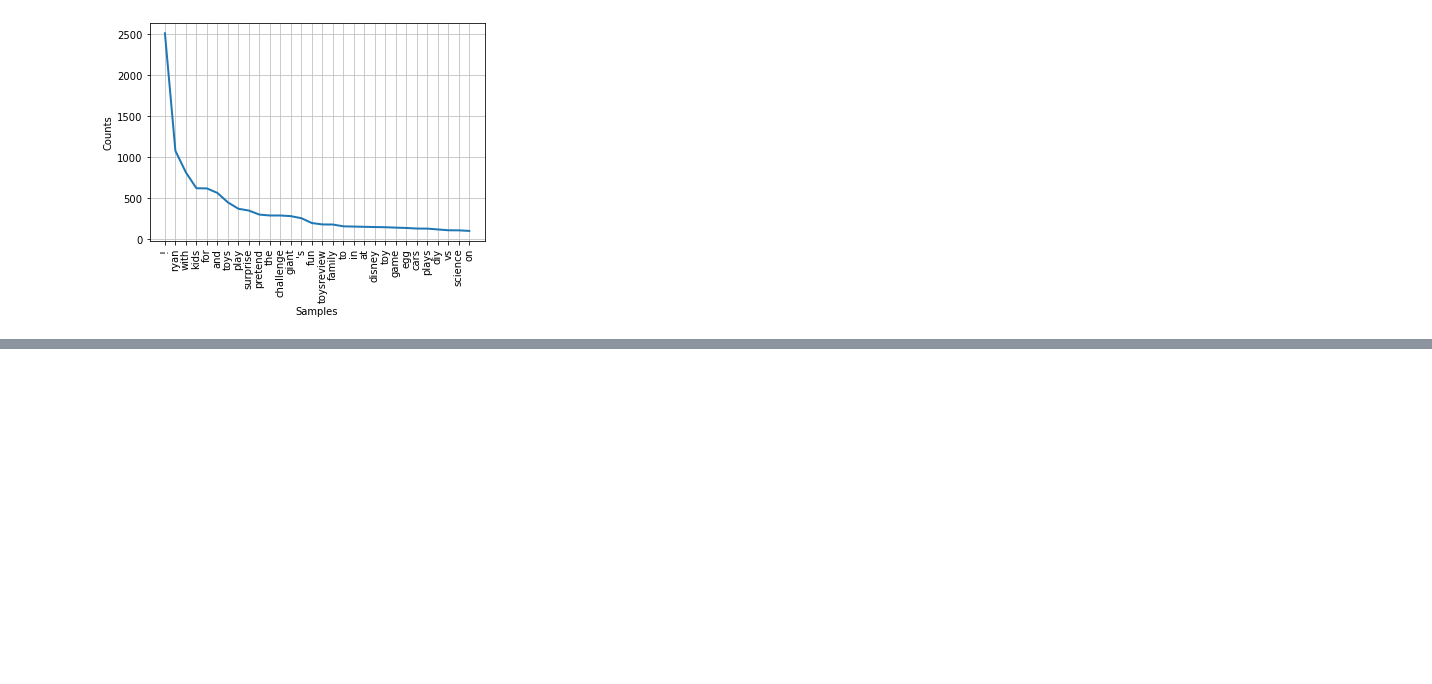
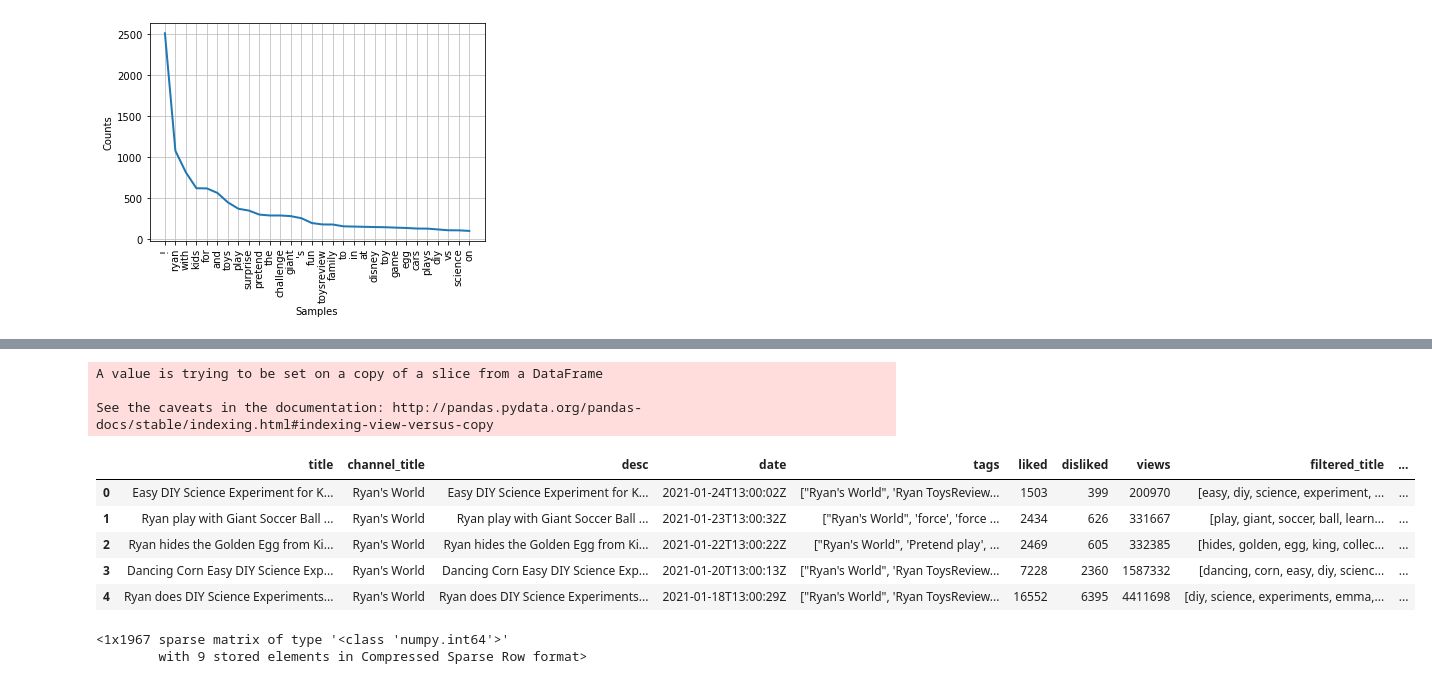
Before and after one commit to Kuntya/capstone_project_2, a Jupyter notebook: eda.ipynb, the cells around one changed output, grey strips where cells are left out. Drawn from its saved outputs; the diff is of its cells as text; code cells hidden in the pictures; blank space fills up the shorter version.

```diff
--- a/eda.ipynb
+++ b/eda.ipynb
@@ -136,0 +186,13 @@ plt.show()
+# %%
+df['filtered_title']=np.empty((len(df), 0)).tolist()
+#removing stopwords from TITLE
+for i in range(len(df.title)):
+    # typecaste each val to string
+    row = str(df.title[i])
+    tokenized_row=word_tokenize(row)
+    filtered_sent=[]
+    for w in tokenized_row:
+        w=w.lower()
+        if w not in stopwords:
+            filtered_sent.append(w)
+    df.filtered_title[i]=filtered_sent
@@ -136,0 +213,6 @@ plt.show()
+# %%
+#Lexicon Normalization
+#performing Lemmatization
+
+from nltk.stem.wordnet import WordNetLemmatizer
+lem = WordNetLemmatizer()
@@ -136,0 +226,20 @@ plt.show()
+# %%
+df['lem_title']=np.empty((len(df), 0)).tolist()
+for i in range(len(df.title)):
+    lem_sent=[]
+    for w in df.filtered_title[i]:
+        lem_sent.append(lem.lemmatize(w))
+    df.lem_title[i]=lem_sent
+# %% [output]
+A value is trying to be set on a copy of a slice from a DataFrame
+
+See the caveats in the documentation: http://pandas.pydata.org/pandas-docs/stable/indexing.html#indexing-view-versus-copy
+# %%
+df.head(5)
+# %% [output]
+|  | title | channel_title | desc | date | tags | liked | disliked | views | filtered_title | ... |
+| 0 | Easy DIY Science Experiment for K... | Ryan's World | Easy DIY Science Experiment for K... | 2021-01-24T13:00:02Z | ["Ryan's World", 'Ryan ToysReview... | 1503 | 399 | 200970 | [easy, diy, science, experiment, ... | ... |
+| 1 | Ryan play with Giant Soccer Ball ... | Ryan's World | Ryan play with Giant Soccer Ball ... | 2021-01-23T13:00:32Z | ["Ryan's World", 'force', 'force ... | 2434 | 626 | 331667 | [play, giant, soccer, ball, learn... | ... |
+| 2 | Ryan hides the Golden Egg from Ki... | Ryan's World | Ryan hides the Golden Egg from Ki... | 2021-01-22T13:00:22Z | ["Ryan's World", 'Pretend play', ... | 2469 | 605 | 332385 | [hides, golden, egg, king, collec... | ... |
+| 3 | Dancing Corn Easy DIY Science Exp... | Ryan's World | Dancing Corn Easy DIY Science Exp... | 2021-01-20T13:00:13Z | ["Ryan's World", 'Ryan ToysReview... | 7228 | 2360 | 1587332 | [dancing, corn, easy, diy, scienc... | ... |
+| 4 | Ryan does DIY Science Experiments... | Ryan's World | Ryan does DIY Science Experiments... | 2021-01-18T13:00:29Z | ["Ryan's World", 'Ryan ToysReview... | 16552 | 6395 | 4411698 | [diy, science, experiments, emma,... | ... |
@@ -136,0 +254,5 @@ plt.show()
+# %%
+text_counts[1]
+# %% [output]
+<1x1967 sparse matrix of type '<class 'numpy.int64'>'
+        with 9 stored elements in Compressed Sparse Row format>
```
Also changed, not shown: parts of 24 cells of this notebook.
